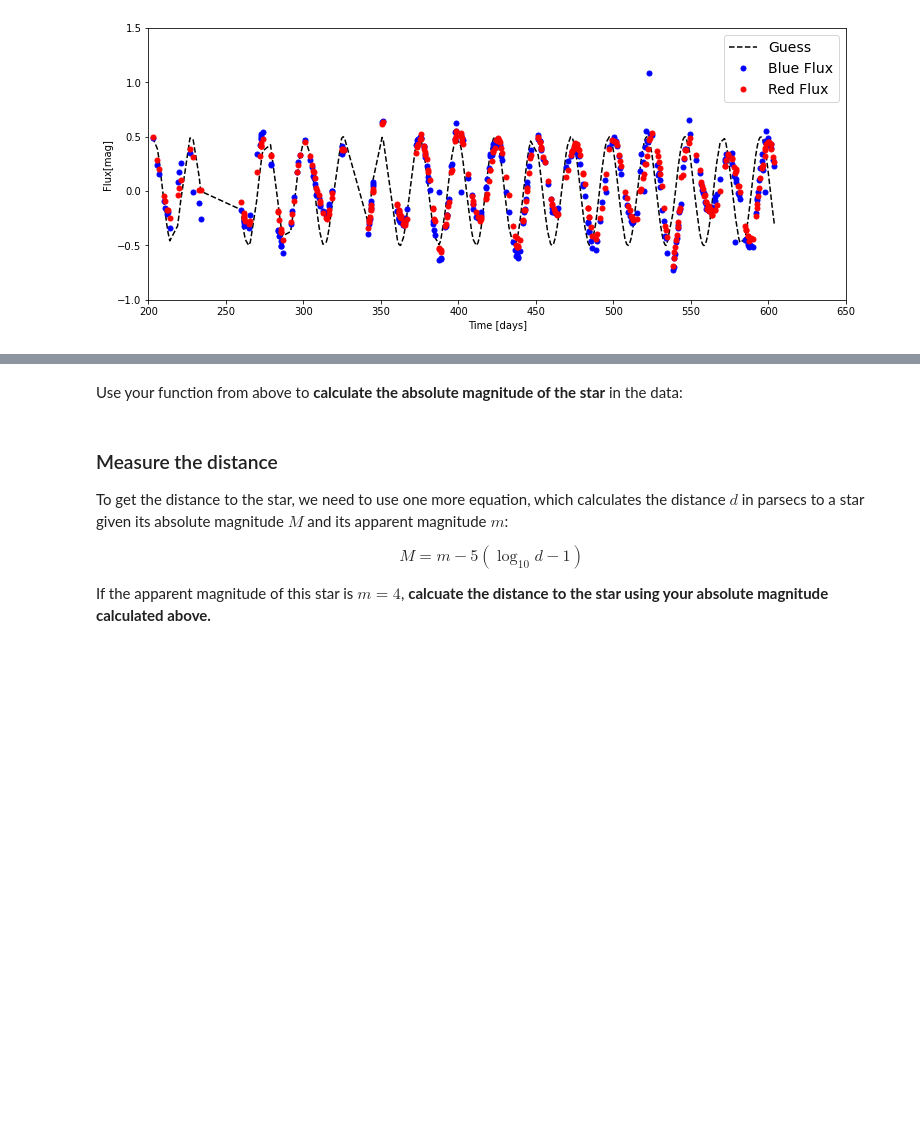
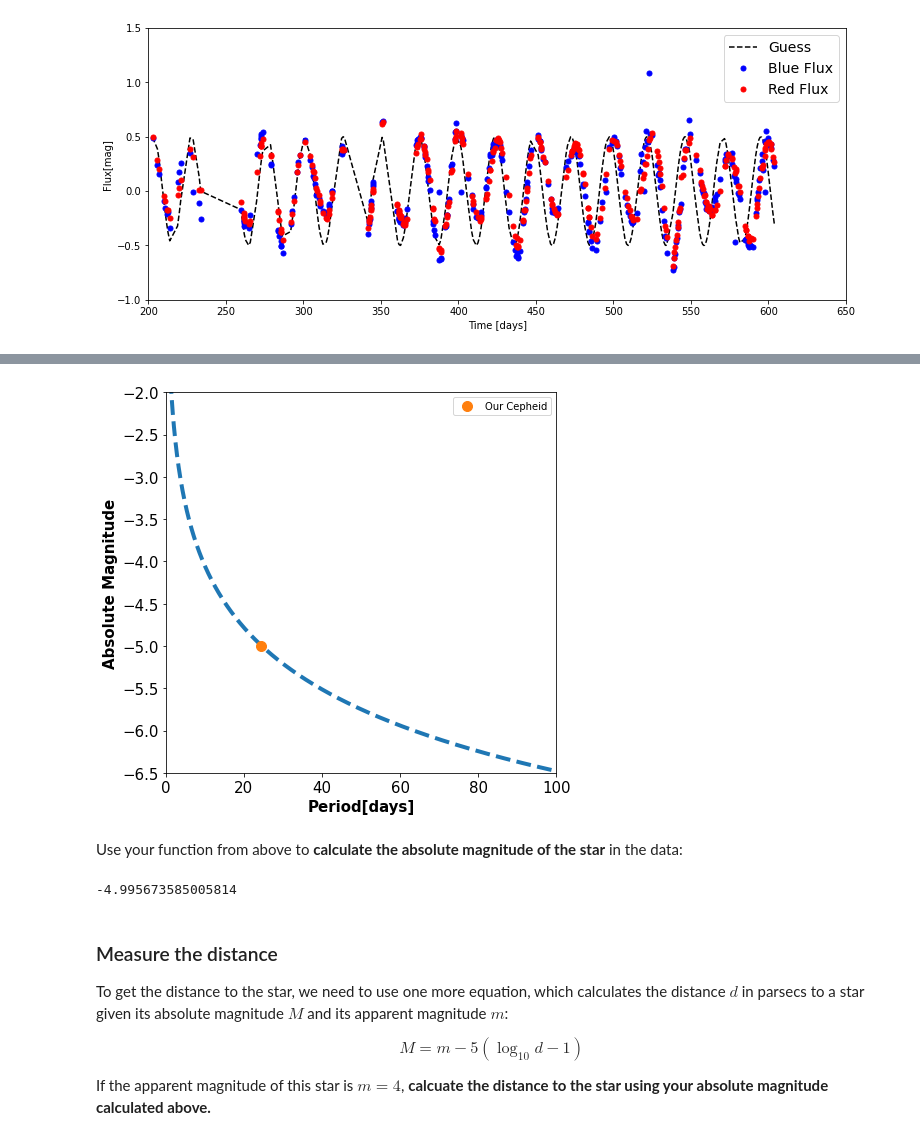
Before and after one commit to ogeokoronkwo/Astro3190_Okoronkwo, a Jupyter notebook: lessons/Cepheid_research_LastName.ipynb, the cells around one changed output, grey strips where cells are left out. Drawn from its saved outputs; the diff is of its cells as text; code cells hidden in the pictures; blank space fills up the shorter version.

```diff
--- a/lessons/Cepheid_research_LastName.ipynb
+++ b/lessons/Cepheid_research_LastName.ipynb
@@ -106,7 +106,8 @@ where $M_v$ is the [_absolute magnitude_](https://en.wikipedia.org/wiki/Absolute
 ![](data/example_plot_3.png)
 # %%
 # Create a the period_to_absolute_magnitude function
-def period_to_absolute_magnitude(?):
+def period_to_absolute_magnitude(p):
+    M_v = -2.43 * (np.log10(p) - 1) - 4.05
     """Takes a Cepheid period and calculates the abs magnitude"""
 
     return M_v
@@ -115,23 +116,28 @@ def period_to_absolute_magnitude(?):
 plt.figure(figsize=(7,7))
 
 #Make an array of periods
-periods = np.linspace(0,100,1000)
-plt.plot(periods,?,linestyle='--',
+periods = np.linspace(1e-7,100,1000)
+plt.plot(periods,period_to_absolute_magnitude(periods),linestyle='--',
          linewidth=4)
 
 #Call the period_to_absolute_magnitude function inside the
 #plotting call to plot one point with our
 #best guess period and the corresponding absolute magnitude
-plt.plot(period_guess,period_to_absolute_magnitude(?),'o',
+plt.plot(period_guess,period_to_absolute_magnitude(period_guess),'o',
         label='Our Cepheid', markersize=10)
 
 # Label the axes
 #(Unneccessary, but nice) You can use a word processing language
 # called LaTeX to format axis labels
-
+plt.xlabel('Period[days]',fontweight='bold',fontsize='15',color='black')
+plt.ylabel('Absolute Magnitude',fontweight='bold',fontsize='15',color='black')
 
 #Make tick numbers larger
+plt.xlim(0,100)
+plt.ylim(-6.5,-2)
 
-
+plt.xticks(fontsize=15)
+plt.yticks(fontsize=15)
 #Add legend
+plt.legend(fontsize=10)
 # %% [output]
@@ -139,5 +145,10 @@ SyntaxError: invalid syntax (<ipython-input-5-38fab6eab3a1>, line 6)
+[figure, added]
 # %% [markdown]
 Use your function from above to **calculate the absolute magnitude of the star** in the data:
+# %%
+period_to_absolute_magnitude(period_guess)
+# %% [output]
+-4.995673585005814
 # %% [markdown]
 ### Measure the distance
 
```
Also changed, not shown: parts of 2 cells of this notebook.
